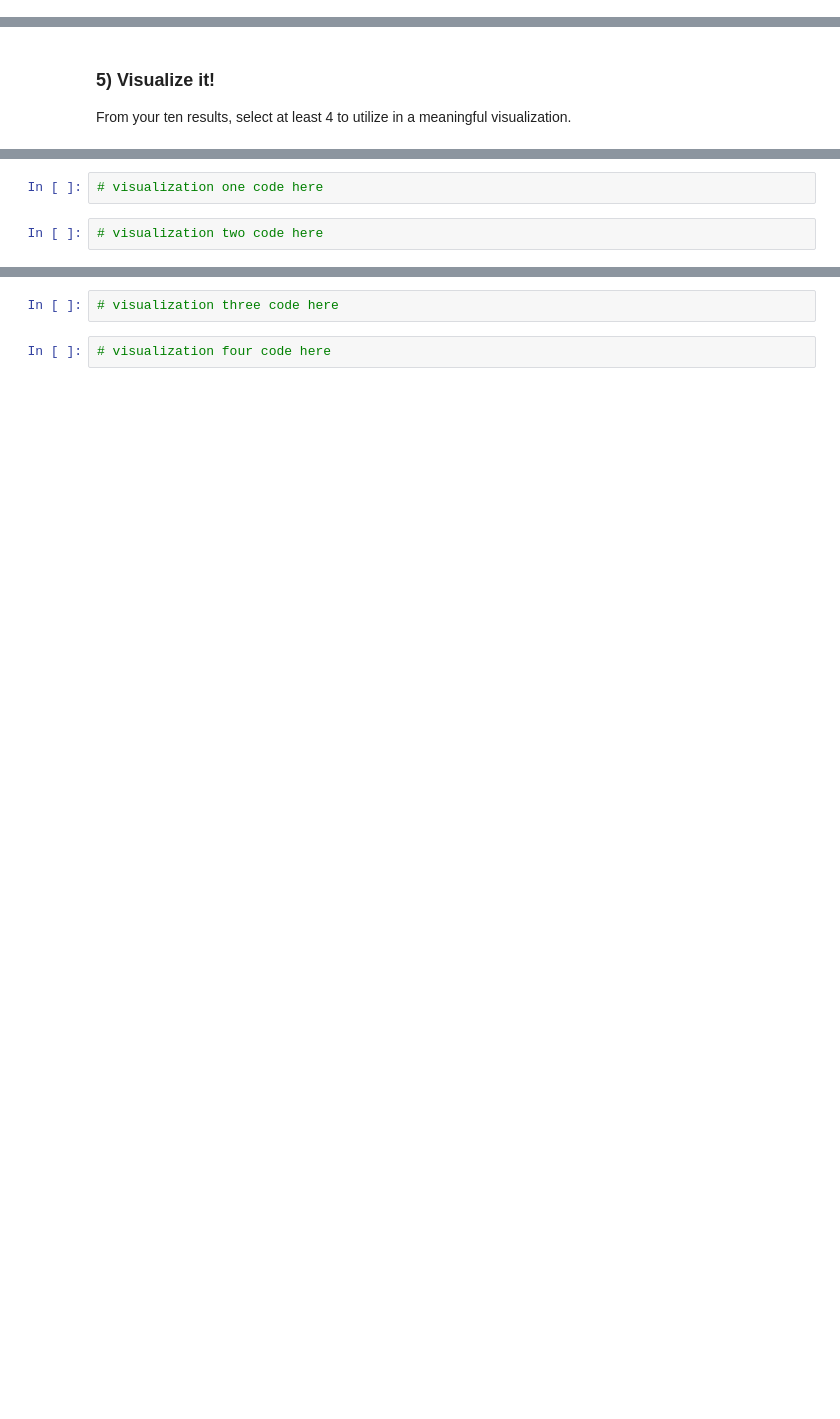
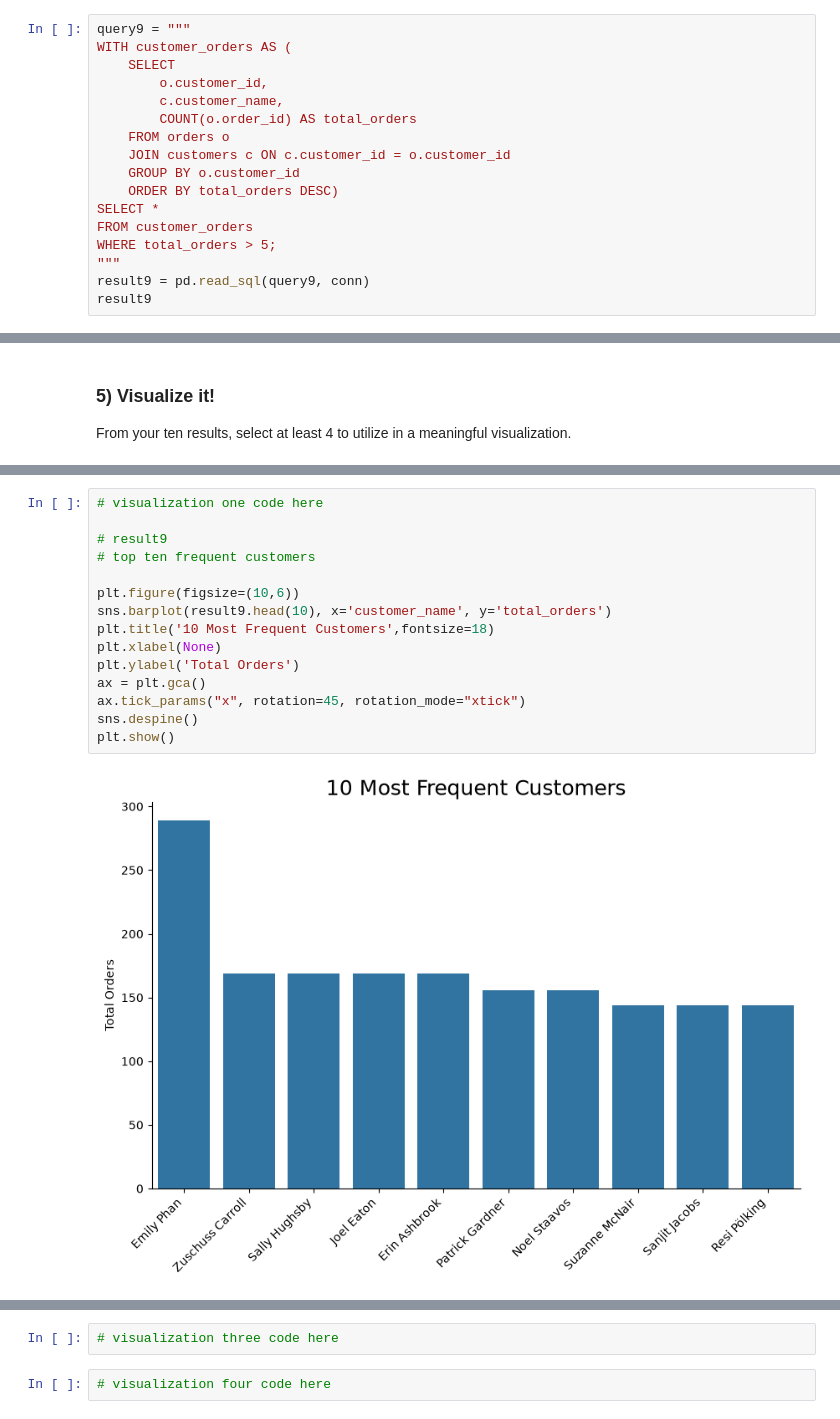
Before and after one commit to JishGorft/CY_DA_Mod3, a Jupyter notebook: Week4/notebooks/superstore_sales_workflow.ipynb, the cells around one changed output, grey strips where cells are left out. Drawn from its saved outputs; the diff is of its cells as text; blank space fills up the shorter version.

```diff
--- a/Week4/notebooks/superstore_sales_workflow.ipynb
+++ b/Week4/notebooks/superstore_sales_workflow.ipynb
@@ -312,0 +334,17 @@ result9
+# %%
+query9 = """
+WITH customer_orders AS (
+    SELECT
+        o.customer_id,
+        c.customer_name,
+        COUNT(o.order_id) AS total_orders
+    FROM orders o
+    JOIN customers c ON c.customer_id = o.customer_id
+    GROUP BY o.customer_id
+    ORDER BY total_orders DESC)
+SELECT *
+FROM customer_orders
+WHERE total_orders > 5;
+"""
+result9 = pd.read_sql(query9, conn)
+result9
@@ -342,4 +406,17 @@ plt.show()
-# %%
-# visualization one code here
-# %%
-# visualization two code here
+# %%
+# visualization one code here
+
+# result9
+# top ten frequent customers
+
+plt.figure(figsize=(10,6))
+sns.barplot(result9.head(10), x='customer_name', y='total_orders')
+plt.title('10 Most Frequent Customers',fontsize=18)
+plt.xlabel(None)
+plt.ylabel('Total Orders')
+ax = plt.gca()
+ax.tick_params("x", rotation=45, rotation_mode="xtick")
+sns.despine()
+plt.show()
+# %% [output]
+[figure, added]
```
Also changed, not shown: parts of 10 cells of this notebook.
